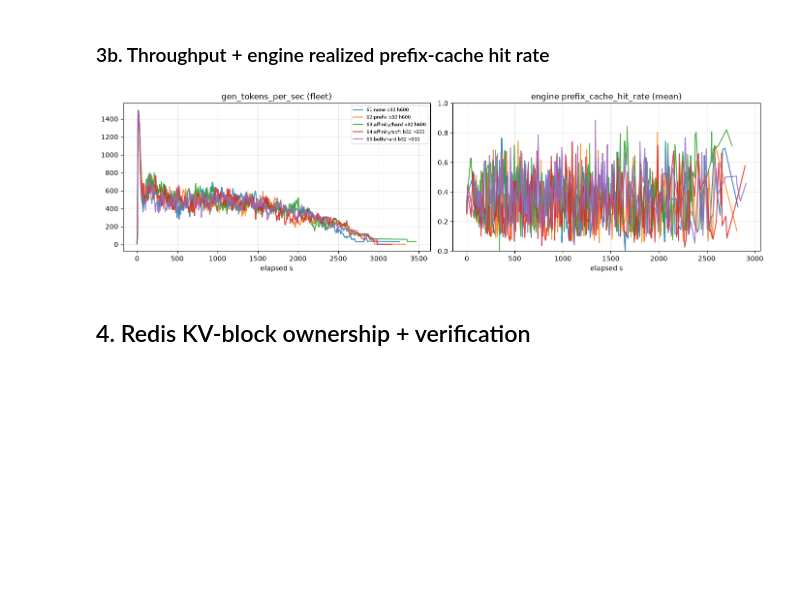
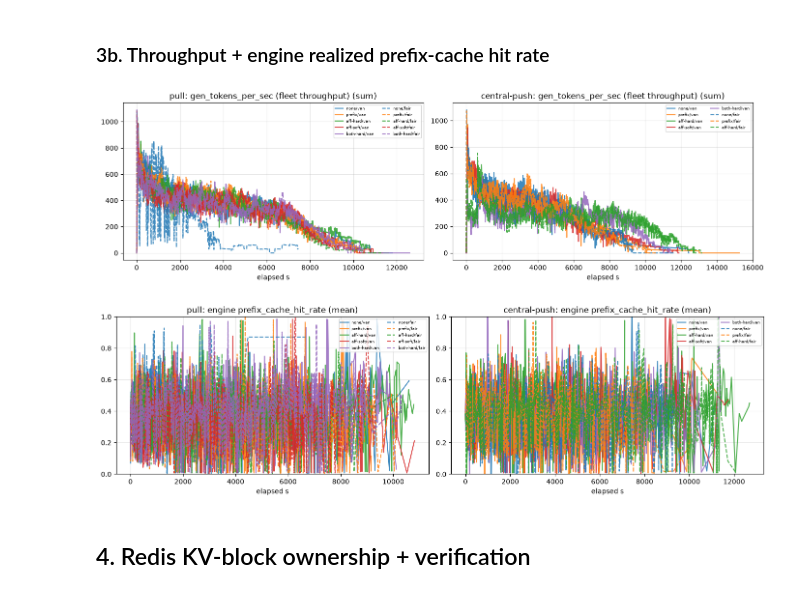
Before and after one commit to immengzi/LLM-LA, a Jupyter notebook: analysis-notebooks/claude-strategy-comparison.ipynb, the cells around one changed output. Saved outputs shown, nothing was run; the diff lists cells and outputs as text; code cells hidden in the pictures; blank space fills up the shorter version.

```diff
--- a/analysis-notebooks/claude-strategy-comparison.ipynb
+++ b/analysis-notebooks/claude-strategy-comparison.ipynb
@@ -136,6 +244,8 @@ def load_logs(exp_id):
     return df
 
 LOGS = pd.concat([load_logs(e) for e in EXP_IDS], ignore_index=True)
+LOGS = LOGS.merge(REG[["router_mode", "fair", "strat_lab"]],
+                  left_on="exp", right_index=True, how="left")
 LOGS = LOGS.sort_values(["exp", "group", "t0_wall"]).reset_index(drop=True)
 LOGS["occ"] = LOGS.groupby(["exp", "group"]).cumcount()
 LOGS["gsize"] = LOGS.groupby(["exp", "group"])["req_id"].transform("size")
@@ -421,4 +940,29 @@ def fleet_series(df, col, agg="sum"):
     s["bin"] = (s["t_s"] // 5 * 5).astype(int)
     return s.groupby("bin")["v"].mean()
 print("metrics ticks per exp:", {e: (0 if TS[e].empty else TS[e]['ts'].nunique()) for e in EXP_IDS})
+
+def plot_fleet_by_mode(col, agg="sum", title=None, ylim=None):
+    """Fleet time series faceted by router_mode; strategy=color, fair=dashed."""
+    modes = [m for m in ["pull", "central-push"] if (REG["router_mode"] == m).any()]
+    if not modes:
+        return
+    strat_colors = {s: c for s, c in zip(STRAT_ORDER, plt.cm.tab10.colors)}
+    fig, axes = plt.subplots(1, len(modes), figsize=(7 * len(modes), 4.2), squeeze=False)
+    for ax, m in zip(axes.ravel(), modes):
+        for e in EXP_IDS:
+            if REG.loc[e, "router_mode"] != m:
+                continue
+            s = fleet_series(TS[e], col, agg)
+            if s.empty:
+                continue
+            sl = str(REG.loc[e, "strat_lab"]); fair = bool(REG.loc[e, "fair"])
+            ax.plot(s.index, s.values, color=strat_colors.get(sl, "grey"),
+                    ls="--" if fair else "-", alpha=.85,
+                    label=f"{sl}/{'fair' if fair else 'van'}")
+        ax.set_title(f"{m}: {title or col} ({agg})")
+        ax.set_xlabel("elapsed s"); ax.grid(alpha=.3)
+        if ylim:
+            ax.set_ylim(*ylim)
+        ax.legend(fontsize=6, ncol=2)
+    plt.tight_layout(); plt.show()
 # %% [output]
@@ -443,22 +982,11 @@ plt.tight_layout(); plt.show()
 # %% [markdown]
 ### 3b. Throughput + engine realized prefix-cache hit rate
 # %%
-fig, ax = plt.subplots(1, 2, figsize=(14, 4))
-for e in EXP_IDS:
-    s = fleet_series(TS[e], "gen_tokens_per_sec", "sum")
-    if not s.empty:
-        ax[0].plot(s.index, s.values, label=LABELS[e], alpha=.85)
-ax[0].set_title("gen_tokens_per_sec (fleet)"); ax[0].set_xlabel("elapsed s"); ax[0].grid(alpha=.3)
-ax[0].legend(fontsize=7)
-for e in EXP_IDS:
-    s = fleet_series(TS[e], "prefix_cache_hit_rate", "mean")
-    if not s.empty:
-        ax[1].plot(s.index, s.values, label=LABELS[e], alpha=.85)
-ax[1].set_title("engine prefix_cache_hit_rate (mean)"); ax[1].set_xlabel("elapsed s")
-ax[1].set_ylim(0, 1); ax[1].grid(alpha=.3)
-plt.tight_layout(); plt.show()
+plot_fleet_by_mode("gen_tokens_per_sec", "sum", "gen_tokens_per_sec (fleet throughput)")
+plot_fleet_by_mode("prefix_cache_hit_rate", "mean", "engine prefix_cache_hit_rate", ylim=(0, 1))
 # %% [output]
-[figure, old version]
+[figure, new version]
+[figure, added]
 # %% [markdown]
 ## 4. Redis KV-block ownership + verification
 # %%
```
Also changed, not shown: parts of 26 cells of this notebook, 7 other files.
